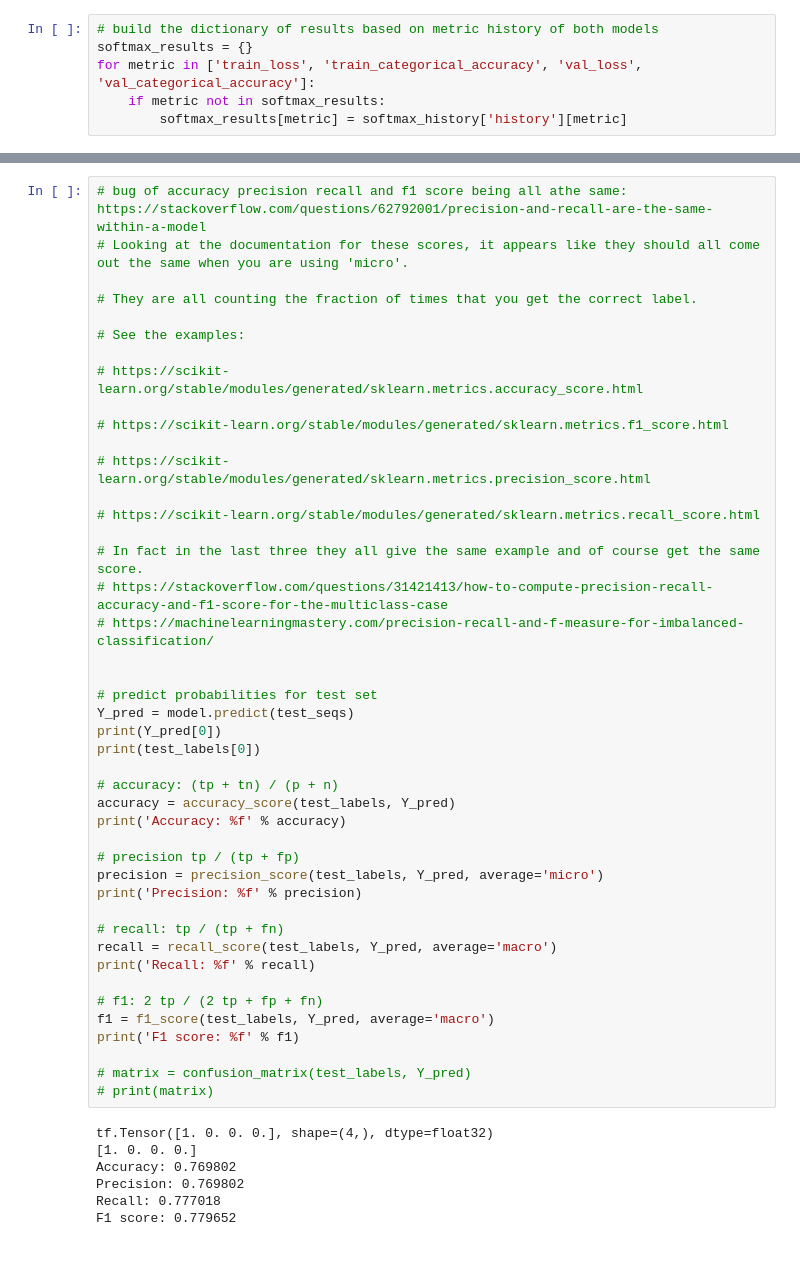
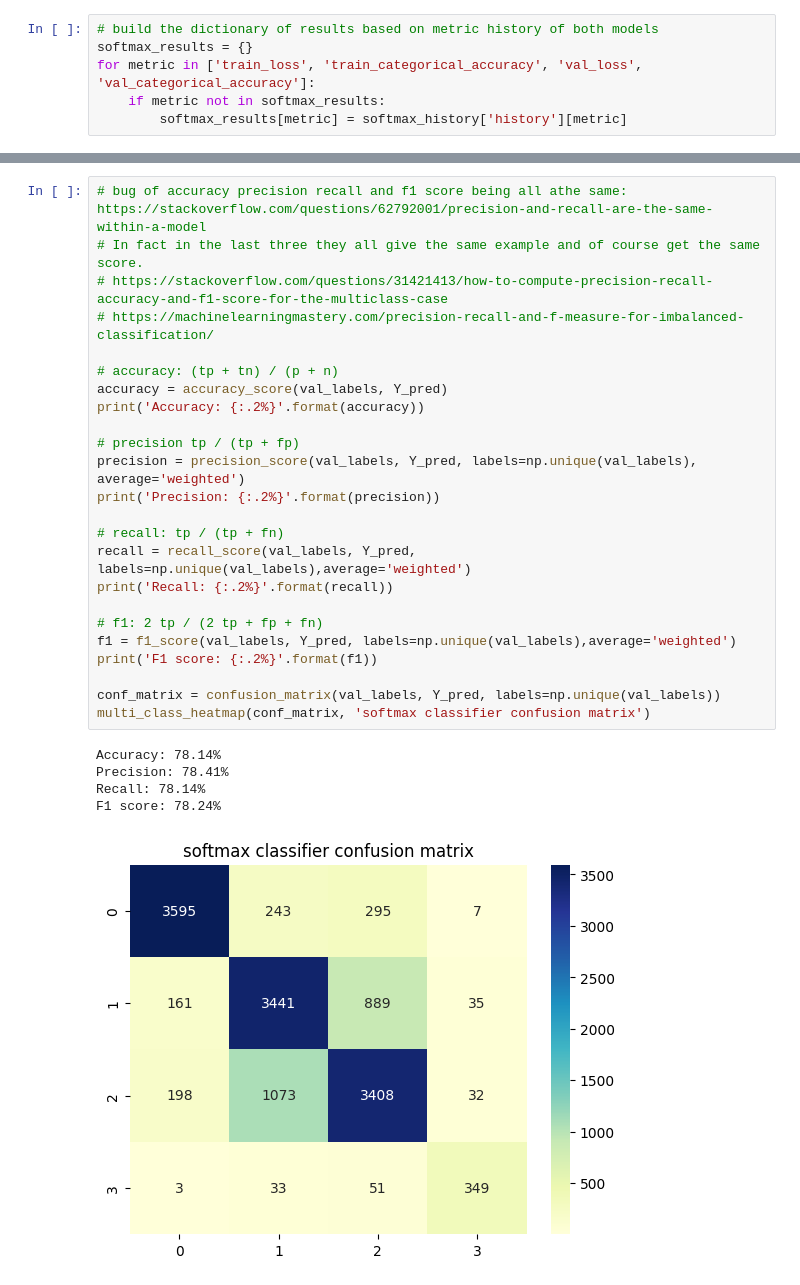
Before and after one commit to 08Aristodemus24/hate-speech-classifier, a Jupyter notebook: softmax_classifier.ipynb, the cells around one changed output, grey strips where cells are left out. Cells and saved outputs as stored; diff of their text form; blank space fills up the shorter version.

```diff
--- a/softmax_classifier.ipynb
+++ b/softmax_classifier.ipynb
@@ -181,51 +207,30 @@ val_categorical_accuracy: 0.7801346557590676
 # %%
 # bug of accuracy precision recall and f1 score being all athe same: https://stackoverflow.com/questions/62792001/precision-and-recall-are-the-same-within-a-model
-# Looking at the documentation for these scores, it appears like they should all come out the same when you are using 'micro'.
-
-# They are all counting the fraction of times that you get the correct label.
-
-# See the examples:
-
-# https://scikit-learn.org/stable/modules/generated/sklearn.metrics.accuracy_score.html
-
-# https://scikit-learn.org/stable/modules/generated/sklearn.metrics.f1_score.html
-
-# https://scikit-learn.org/stable/modules/generated/sklearn.metrics.precision_score.html
-
-# https://scikit-learn.org/stable/modules/generated/sklearn.metrics.recall_score.html
-
 # In fact in the last three they all give the same example and of course get the same score.
 # https://stackoverflow.com/questions/31421413/how-to-compute-precision-recall-accuracy-and-f1-score-for-the-multiclass-case
 # https://machinelearningmastery.com/precision-recall-and-f-measure-for-imbalanced-classification/
 
-
-# predict probabilities for test set
-Y_pred = model.predict(test_seqs)
-print(Y_pred[0])
-print(test_labels[0])
-
 # accuracy: (tp + tn) / (p + n)
-accuracy = accuracy_score(test_labels, Y_pred)
-print('Accuracy: %f' % accuracy)
+accuracy = accuracy_score(val_labels, Y_pred)
+print('Accuracy: {:.2%}'.format(accuracy))
 
 # precision tp / (tp + fp)
-precision = precision_score(test_labels, Y_pred, average='micro')
-print('Precision: %f' % precision)
+precision = precision_score(val_labels, Y_pred, labels=np.unique(val_labels), average='weighted')
+print('Precision: {:.2%}'.format(precision))
 
 # recall: tp / (tp + fn)
-recall = recall_score(test_labels, Y_pred, average='macro')
-print('Recall: %f' % recall)
+recall = recall_score(val_labels, Y_pred, labels=np.unique(val_labels),average='weighted')
+print('Recall: {:.2%}'.format(recall))
 
 # f1: 2 tp / (2 tp + fp + fn)
-f1 = f1_score(test_labels, Y_pred, average='macro')
-print('F1 score: %f' % f1)
+f1 = f1_score(val_labels, Y_pred, labels=np.unique(val_labels),average='weighted')
+print('F1 score: {:.2%}'.format(f1))
 
-# matrix = confusion_matrix(test_labels, Y_pred)
-# print(matrix)
+conf_matrix = confusion_matrix(val_labels, Y_pred, labels=np.unique(val_labels))
+multi_class_heatmap(conf_matrix, 'softmax classifier confusion matrix')
 # %% [output]
-tf.Tensor([1. 0. 0. 0.], shape=(4,), dtype=float32)
-[1. 0. 0. 0.]
-Accuracy: 0.769802
-Precision: 0.769802
-Recall: 0.777018
-F1 score: 0.779652
+Accuracy: 78.14%
+Precision: 78.41%
+Recall: 78.14%
+F1 score: 78.24%
+[figure, added]
```
Also changed, not shown: parts of 13 cells of this notebook, 7 other files.
